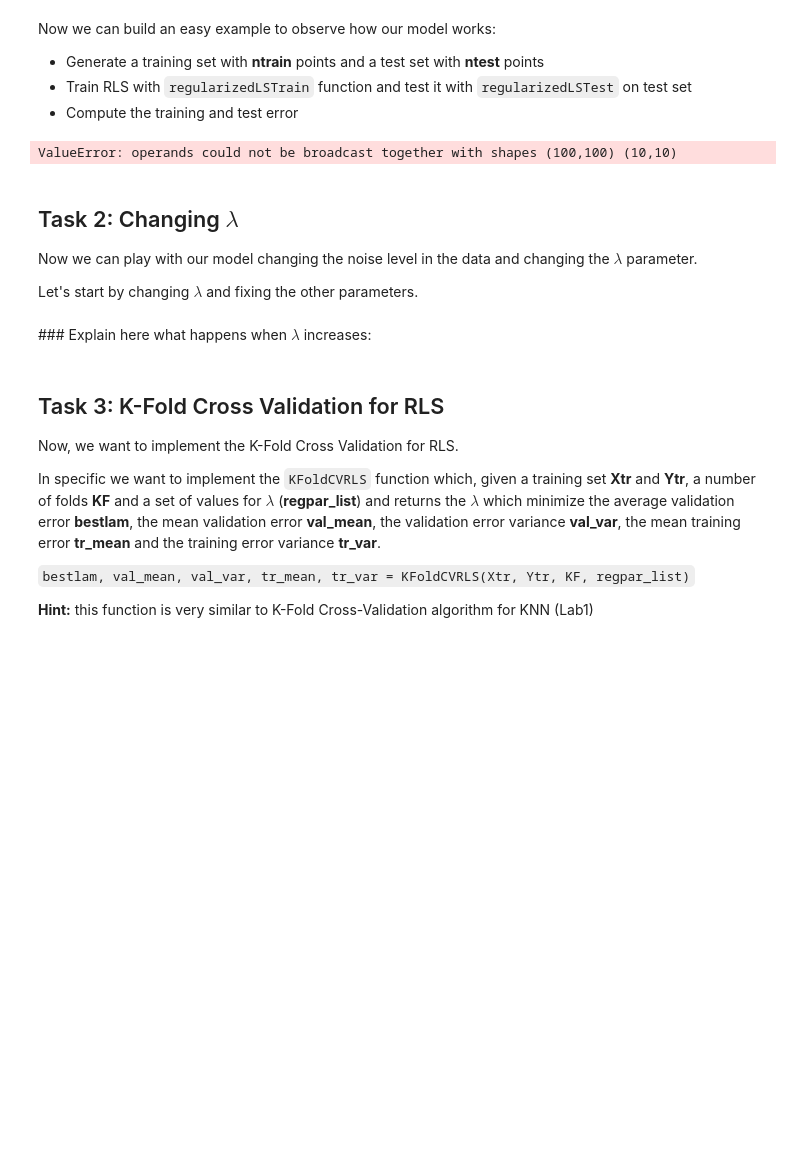
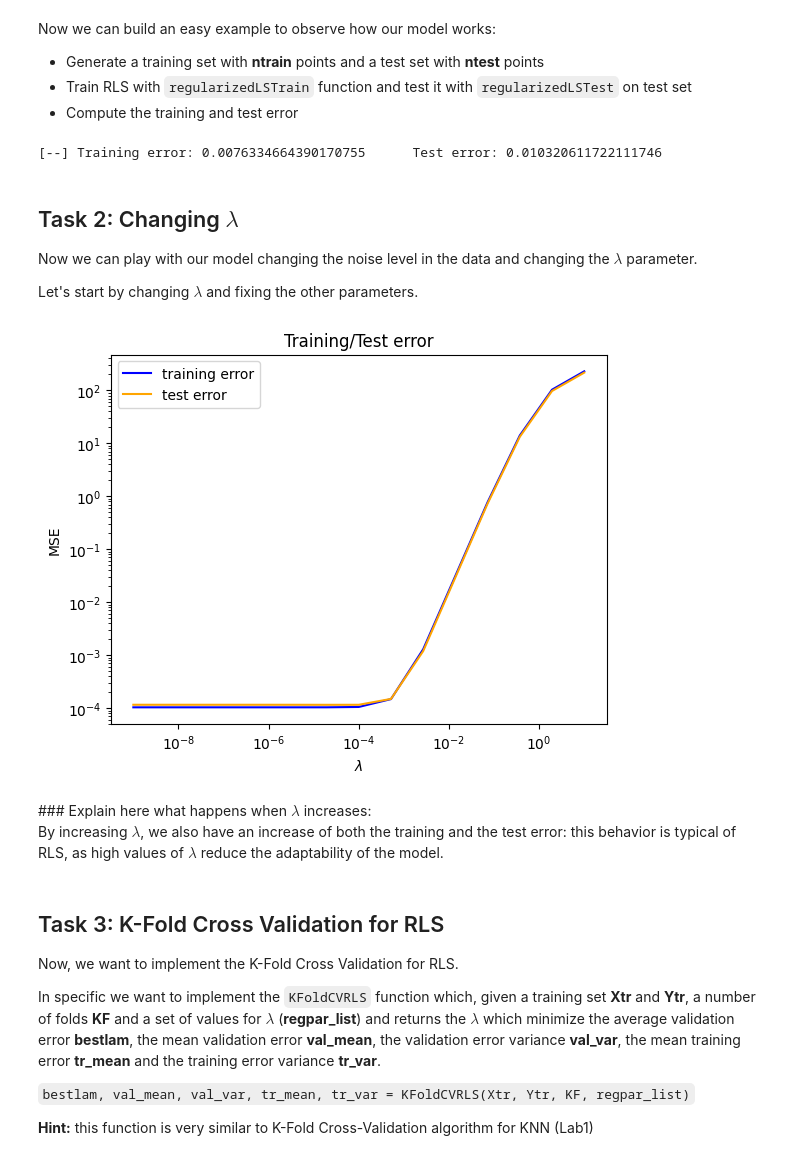
Before and after one commit to girofex/Machine-Learning-Algorithms, a Jupyter notebook: Lab3_RLS.ipynb, the cells around one changed output. Cells and saved outputs as stored; diff of their text form; code cells hidden in the pictures; blank space fills up the shorter version.

```diff
--- a/Lab3_RLS.ipynb
+++ b/Lab3_RLS.ipynb
@@ -74,16 +74,16 @@ Let $A = X_{tr}^\intercal X_{tr} + \lambda n I$ and $b = X_{tr}^\intercal Y_{tr}
 # %%
 def regularizedLSTrain(Xtr, Ytr, lam):
     # Insert your code here
-    A = Xtr.transpose()*Xtr + lam*n*np.identity(n)
-    b = Xtr.transpose()*Ytr
+    n = Xtr.shape[0]
+    A = Xtr.transpose() @ Xtr + lam*n*np.eye(Xtr.shape[1])
+    b = Xtr.transpose() @ Ytr
 
     #cholesky decomposition
     lower_triangular = np.linalg.cholesky(A)
-    lower_transpose = lower_triangular.transpose()
 
     #solving traingular systems
-    y = scipy.linalg.solve_triangular(lower_triangular, b)
-    w = scipy.linalg.solve_triangular(lower_transpose, y)
+    y = scipy.linalg.solve_triangular(lower_triangular, b, lower=True)
+    w = scipy.linalg.solve_triangular(lower_triangular.T, y, lower=False)
 
     return w
 # %% [markdown]
@@ -91,7 +91,7 @@ We need also to implement a function `regularizedLSTest` which given a test set
 # %%
 def regularizedLSTest(w, Xte):
     # Insert your code here
-    Ypred = Xte.transpose()*w
+    Ypred = Xte @ w
     return Ypred
 # %% [markdown]
 To evaluate the performance of RLS regressor, we need a function to estimate the error.
@@ -118,8 +118,8 @@ noise_std = 0.1
 lam = 1e-3
 
 # Generate a training set with ntrain points and a test set with ntest
-Xtr, Ytr = linearRegrFunction(ntrain, D, low_D, high_D, w, noise_std)
-Xte, Yte = linearRegrFunction(ntest, D, low_D, high_D, w, noise_std)
+Xtr, Ytr = linearRegrFunction(ntrain, D, low_D, high_D, wtrue, noise_std)
+Xte, Yte = linearRegrFunction(ntest, D, low_D, high_D, wtrue, noise_std)
 
 # Train RLS
 w = regularizedLSTrain(Xtr, Ytr, lam)
@@ -133,7 +133,7 @@ test_err = calcError(Yte_pred, Yte)
 
 print("[--] Training error: {}\tTest error: {}".format(train_err, test_err))
 # %% [output]
-ValueError: operands could not be broadcast together with shapes (100,100) (10,10)
+[--] Training error: 0.0076334664390170755      Test error: 0.010320611722111746
 # %% [markdown]
 ## Task 2: Changing $\lambda$
 Now we can play with our model changing the noise level in the data and changing the $\lambda$ parameter.
@@ -147,37 +147,47 @@ low_D = [-2] * D
 high_D = [2] * D
 w_true = np.array([i for i in range(D)]).reshape(D, 1) + 10
 noise_std = 0.01
 
 
 # Data generation
-Xtr, Ytr = ...
-Xte, Yte = ...
+Xtr, Ytr = linearRegrFunction(ntrain, D, low_D, high_D, w_true, noise_std)
+Xte, Yte = linearRegrFunction(ntest, D, low_D, high_D, w_true, noise_std)
 
 lam_list = np.logspace(-9, 1, 15)
 tr_err = []
 te_err = []
 
 for lam in lam_list:
 
     # Train RLS
+    w = regularizedLSTrain(Xtr, Ytr, lam)
 
     # Compute predictions on training and test set
+    Ytr_pred = regularizedLSTest(w, Xtr)
+    Yte_pred = regularizedLSTest(w, Xte)
 
     # Compute training and test error and store them on tr_err and te_err
+    current_tr_err = calcError(Ytr_pred, Ytr)
+    tr_err.append(current_tr_err)
 
+    current_te_err = calcError(Yte_pred, Yte)
+    te_err.append(current_te_err)
 
 # Plot training and test error
 _, ax = plt.subplots()
 ax.set_title("Training/Test error")
 ax.plot(lam_list, tr_err, '-', c="blue", label="training error")
 ax.plot(lam_list, te_err, '-', c="orange", label="test error")
 ax.legend(loc="best")
 ax.set_xlabel("$\lambda$")
 ax.set_ylabel("MSE")
 ax.set_xscale("log")
 ax.set_yscale("log")
+# %% [output]
+[figure, added]
-# %% [markdown]
-### Explain here what happens when $\lambda$ increases:
+# %% [markdown]
+### Explain here what happens when $\lambda$ increases: <br>
+By increasing $\lambda$, we also have an increase of both the training and the test error: this behavior is typical of RLS, as high values of $\lambda$ reduce the adaptability of the model.
 # %% [markdown]
 ## Task 3: K-Fold Cross Validation for RLS
 Now, we want to implement the K-Fold Cross Validation for RLS.
```
Also changed, not shown: parts of 10 cells of this notebook.
